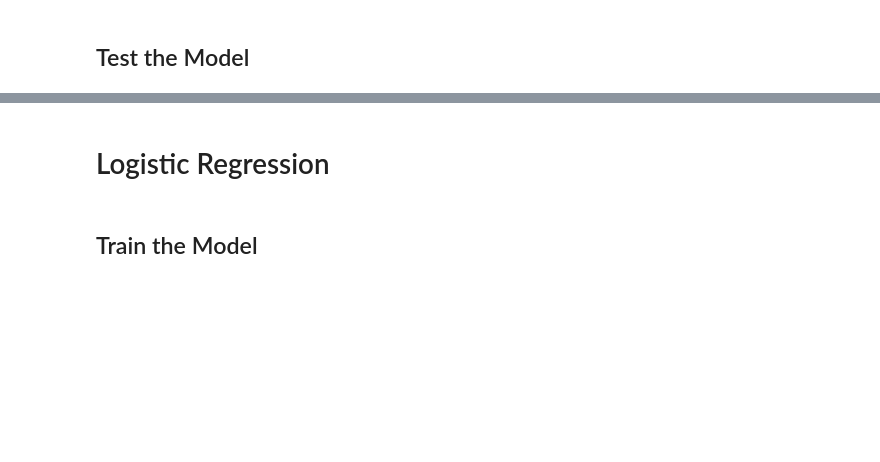
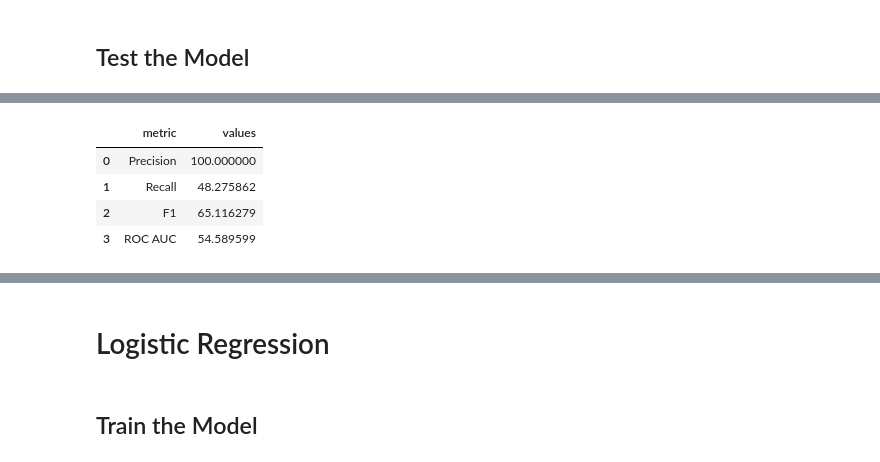
Before and after one commit to balbal1/Machine-Learning-Models, a Jupyter notebook: Machine_Learning_Project.ipynb, the cells around one changed output, grey strips where cells are left out. Drawn from its saved outputs; the diff is of its cells as text; code cells hidden in the pictures; blank space fills up the shorter version.

```diff
--- a/Machine_Learning_Project.ipynb
+++ b/Machine_Learning_Project.ipynb
@@ -104,0 +133,9 @@ sns.heatmap(conf_matrix_test, annot=True, fmt='.0f')
+# %%
+# Compute test metrics
+get_metrics(y_test, y_pred_test, y_prob_test)
+# %% [output]
+|  | metric | values |
+| 0 | Precision | 100.000000 |
+| 1 | Recall | 48.275862 |
+| 2 | F1 | 65.116279 |
+| 3 | ROC AUC | 54.589599 |
```
Also changed, not shown: parts of 37 cells of this notebook.
